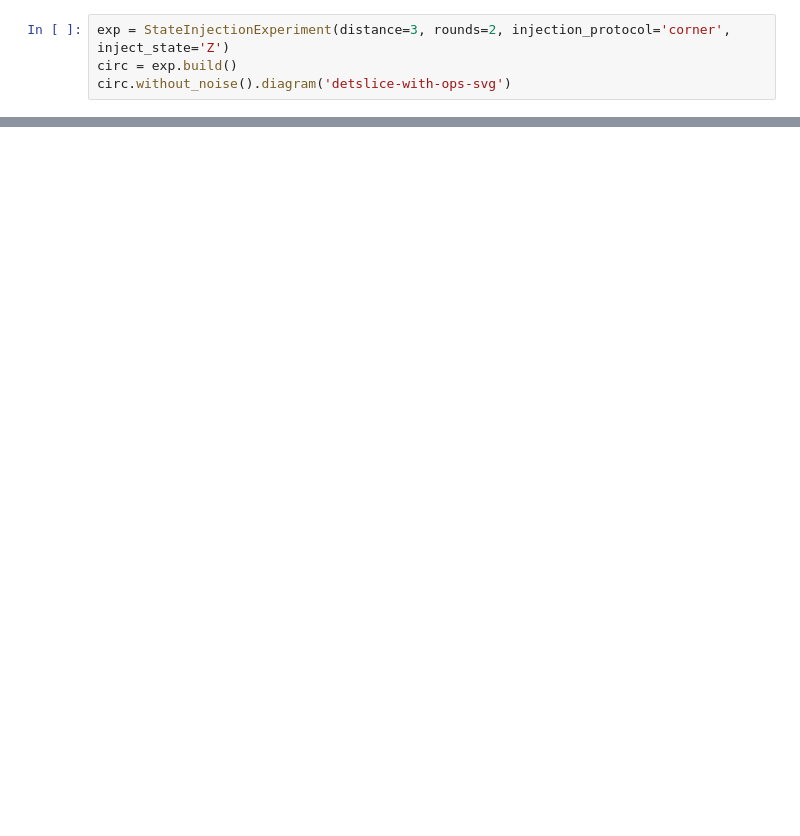
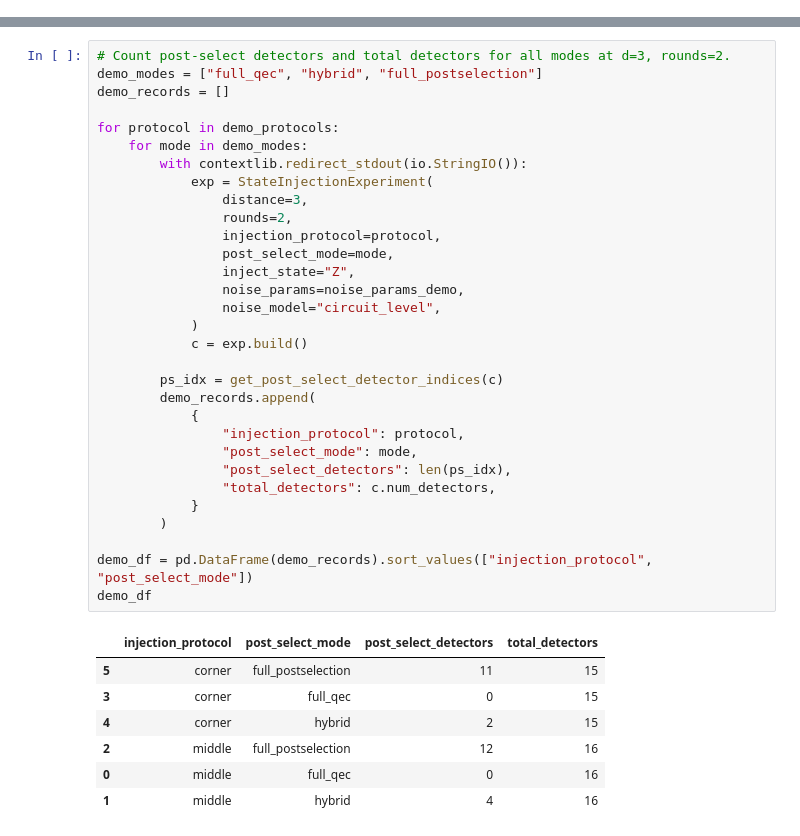
Before and after one commit to QuTone/LightStim, a Jupyter notebook: notebooks/test_injection.ipynb, the cells around one changed output, grey strips where cells are left out. Cells and saved outputs as stored; diff of their text form; blank space fills up the shorter version.

```diff
--- a/notebooks/test_injection.ipynb
+++ b/notebooks/test_injection.ipynb
@@ -92,4 +31,0 @@ All tests passed!
-# %%
-exp = StateInjectionExperiment(distance=3, rounds=2, injection_protocol='corner', inject_state='Z')
-circ = exp.build()
-circ.without_noise().diagram('detslice-with-ops-svg')
@@ -135,0 +84,39 @@ stim.Circuit('''
+# %%
+# Count post-select detectors and total detectors for all modes at d=3, rounds=2.
+demo_modes = ["full_qec", "hybrid", "full_postselection"]
+demo_records = []
+
+for protocol in demo_protocols:
+    for mode in demo_modes:
+        with contextlib.redirect_stdout(io.StringIO()):
+            exp = StateInjectionExperiment(
+                distance=3,
+                rounds=2,
+                injection_protocol=protocol,
+                post_select_mode=mode,
+                inject_state="Z",
+                noise_params=noise_params_demo,
+                noise_model="circuit_level",
+            )
+            c = exp.build()
+
+        ps_idx = get_post_select_detector_indices(c)
+        demo_records.append(
+            {
+                "injection_protocol": protocol,
+                "post_select_mode": mode,
+                "post_select_detectors": len(ps_idx),
+                "total_detectors": c.num_detectors,
+            }
+        )
+
+demo_df = pd.DataFrame(demo_records).sort_values(["injection_protocol", "post_select_mode"])
+demo_df
+# %% [output]
+|  | injection_protocol | post_select_mode | post_select_detectors | total_detectors |
+| 5 | corner | full_postselection | 11 | 15 |
+| 3 | corner | full_qec | 0 | 15 |
+| 4 | corner | hybrid | 2 | 15 |
+| 2 | middle | full_postselection | 12 | 16 |
+| 0 | middle | full_qec | 0 | 16 |
+| 1 | middle | hybrid | 4 | 16 |
```
Also changed, not shown: parts of 19 cells of this notebook, 40 other files.
